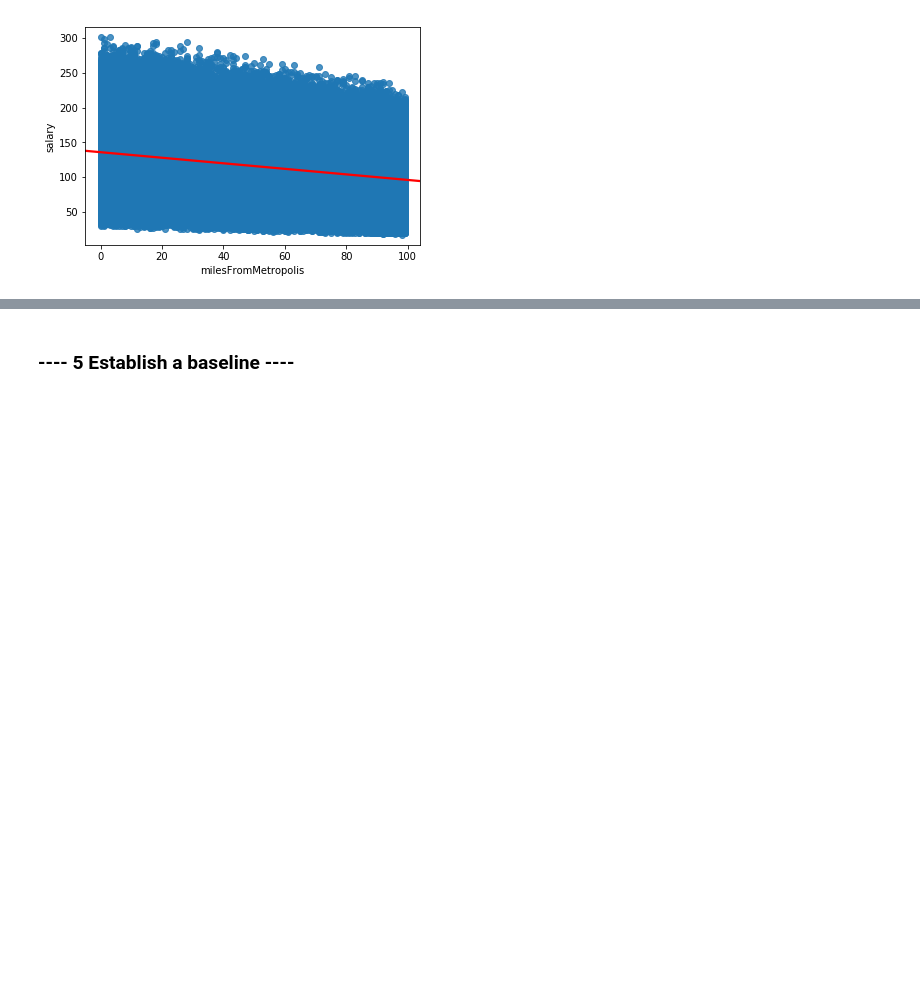
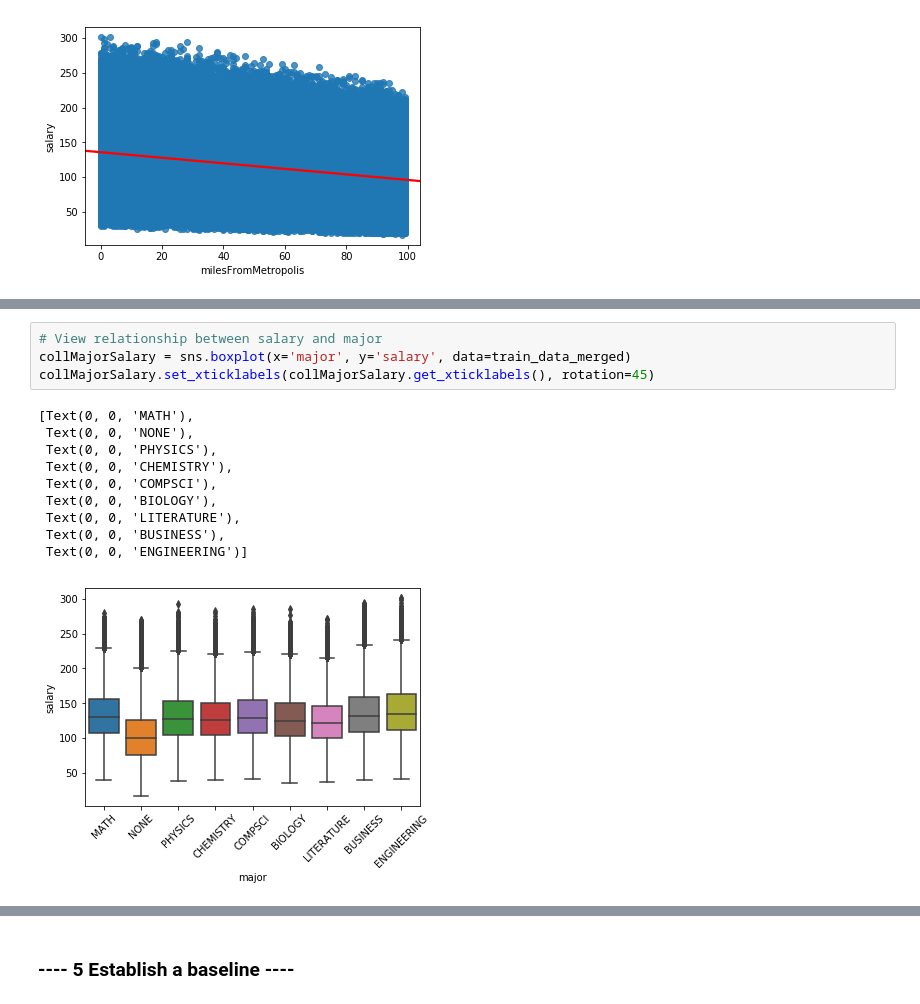
Before and after one commit to deejayrusso/Salary-Prediction-Portfolio, a Jupyter notebook: Salary Prediction Notebook.ipynb, the cells around one changed output, grey strips where cells are left out. Saved outputs shown, nothing was run; the diff lists cells and outputs as text; blank space fills up the shorter version.

```diff
--- a/Salary Prediction Notebook.ipynb
+++ b/Salary Prediction Notebook.ipynb
@@ -287,0 +339,15 @@ sns.regplot(x = 'milesFromMetropolis', y = 'salary', data = train_data_merged, l
+# %%
+# View relationship between salary and major
+collMajorSalary = sns.boxplot(x='major', y='salary', data=train_data_merged)
+collMajorSalary.set_xticklabels(collMajorSalary.get_xticklabels(), rotation=45)
+# %% [output]
+[Text(0, 0, 'MATH'),
+ Text(0, 0, 'NONE'),
+ Text(0, 0, 'PHYSICS'),
+ Text(0, 0, 'CHEMISTRY'),
+ Text(0, 0, 'COMPSCI'),
+ Text(0, 0, 'BIOLOGY'),
+ Text(0, 0, 'LITERATURE'),
+ Text(0, 0, 'BUSINESS'),
+ Text(0, 0, 'ENGINEERING')]
+[figure, added]
```
Also changed, not shown: parts of 5 cells of this notebook.
